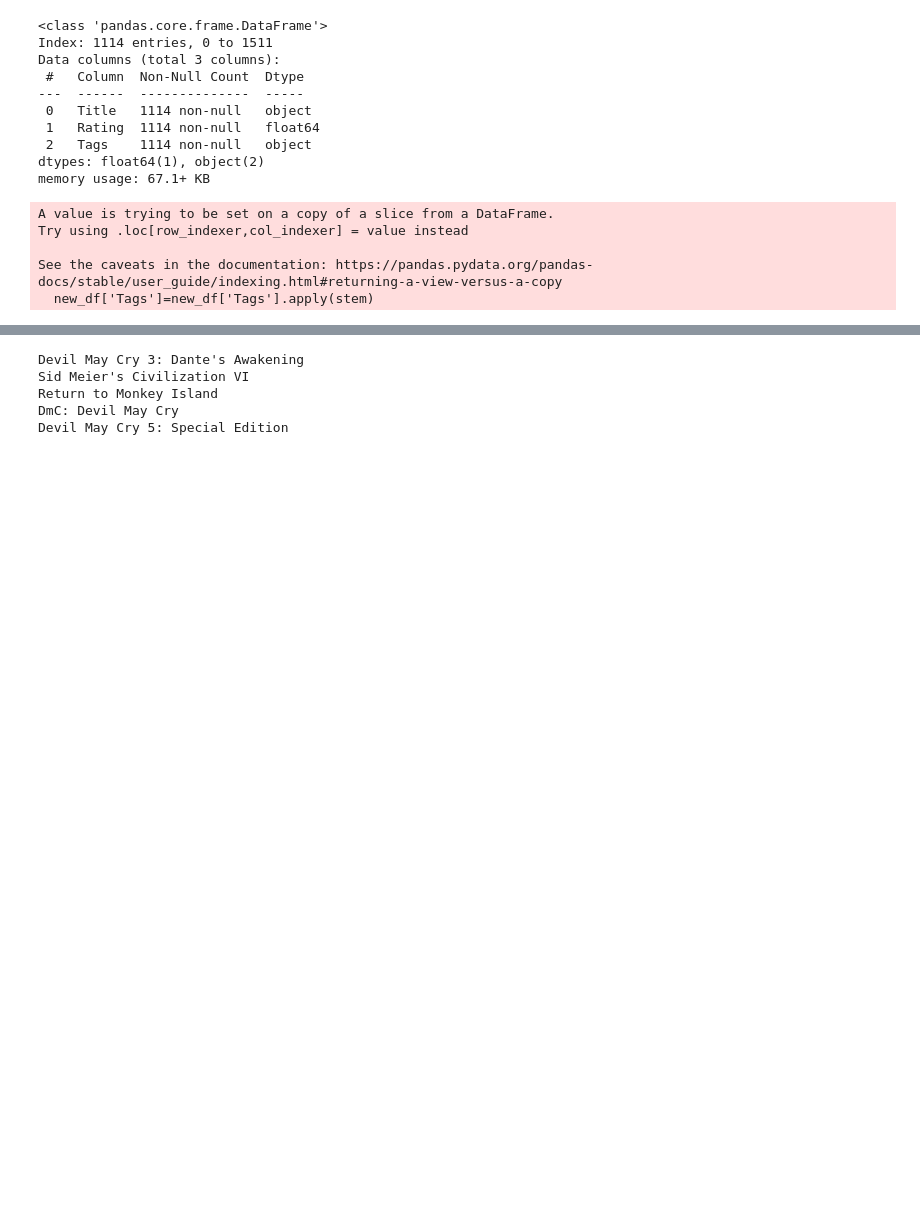
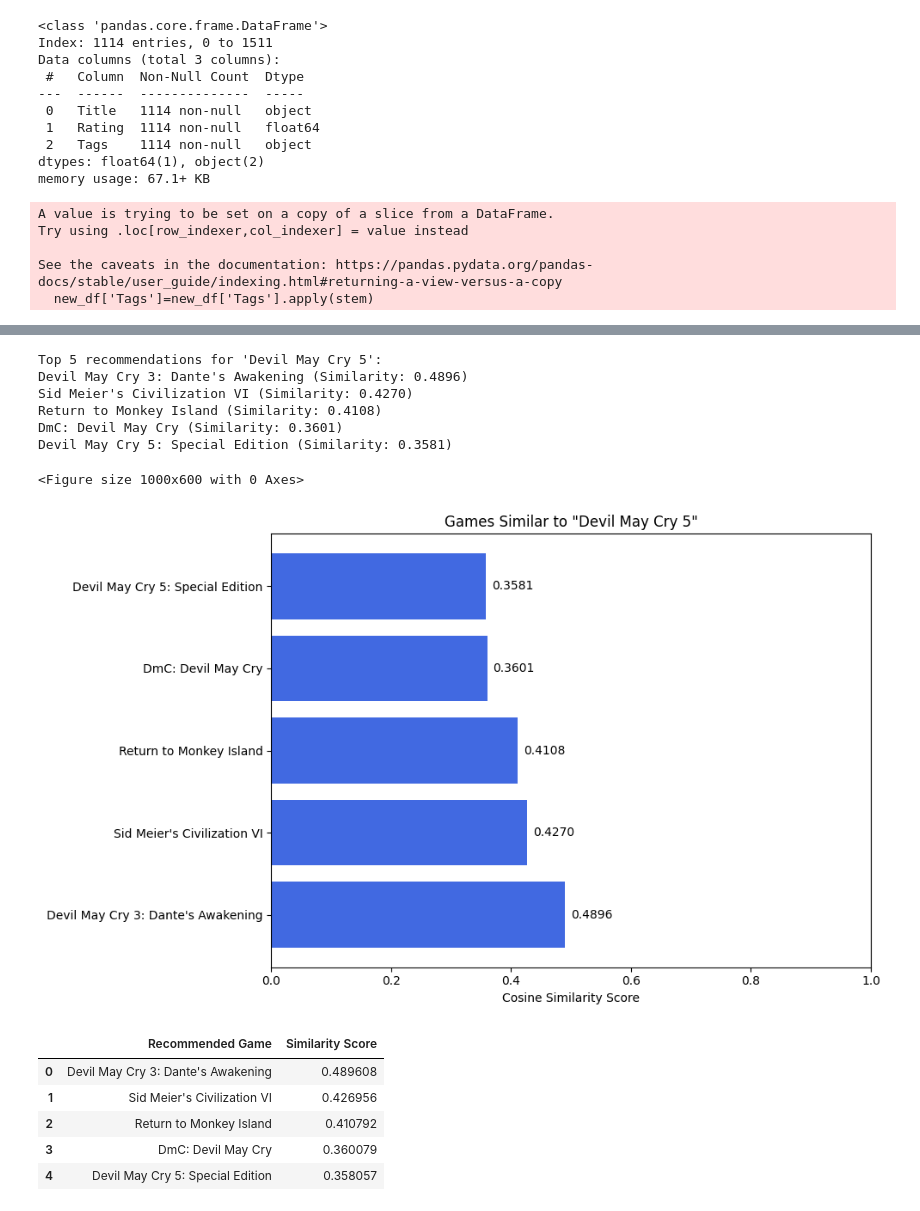
Before and after one commit to Kabbya04/Game-Recommender-System, a Jupyter notebook: game_recommender_system.ipynb, the cells around one changed output, grey strips where cells are left out. Cells and saved outputs as stored; diff of their text form; code cells hidden in the pictures; blank space fills up the shorter version.

Commit message:
added visualization

```diff
--- a/game_recommender_system.ipynb
+++ b/game_recommender_system.ipynb
@@ -223,8 +290,18 @@ def recommend(game):
 # %%
-recommend("Devil May Cry 5")
+game_title = "Devil May Cry 5"
+visualize_recommendations(game_title, new_df, similarity)
 # %% [output]
-Devil May Cry 3: Dante's Awakening
-Sid Meier's Civilization VI
-Return to Monkey Island
-DmC: Devil May Cry
-Devil May Cry 5: Special Edition
+Top 5 recommendations for 'Devil May Cry 5':
+Devil May Cry 3: Dante's Awakening (Similarity: 0.4896)
+Sid Meier's Civilization VI (Similarity: 0.4270)
+Return to Monkey Island (Similarity: 0.4108)
+DmC: Devil May Cry (Similarity: 0.3601)
+Devil May Cry 5: Special Edition (Similarity: 0.3581)
+<Figure size 1000x600 with 0 Axes>
+[figure, added]
+|  | Recommended Game | Similarity Score |
+| 0 | Devil May Cry 3: Dante's Awakening | 0.489608 |
+| 1 | Sid Meier's Civilization VI | 0.426956 |
+| 2 | Return to Monkey Island | 0.410792 |
+| 3 | DmC: Devil May Cry | 0.360079 |
+| 4 | Devil May Cry 5: Special Edition | 0.358057 |
```
Also changed, not shown: parts of 6 cells of this notebook.
